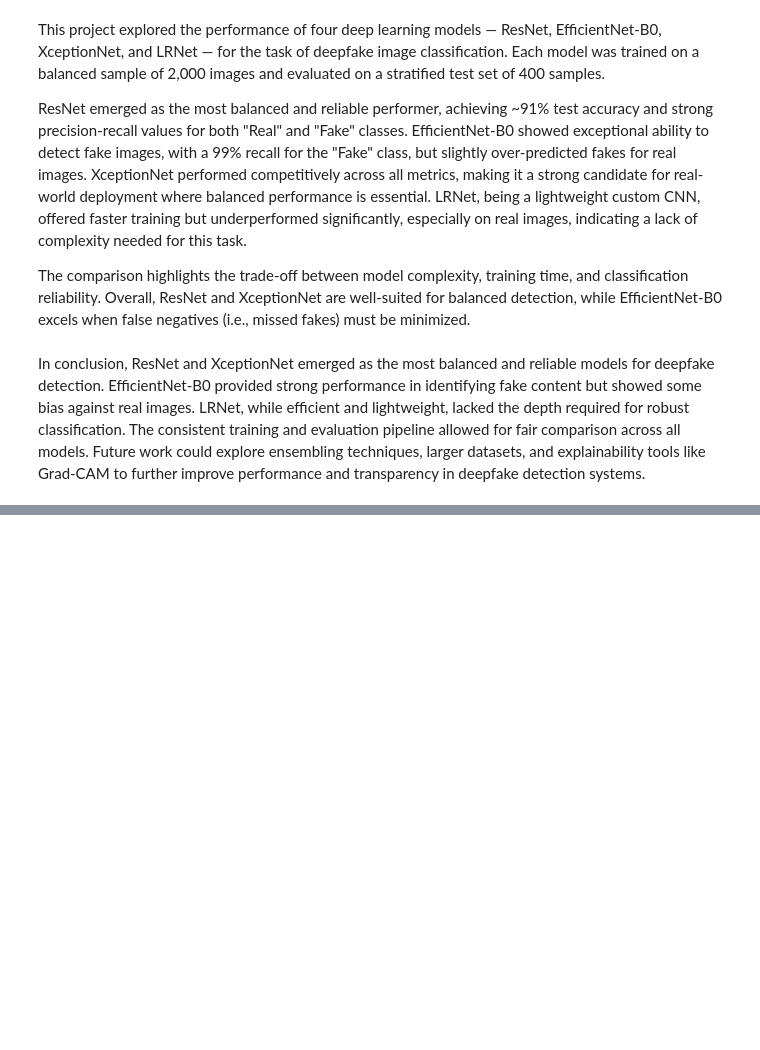
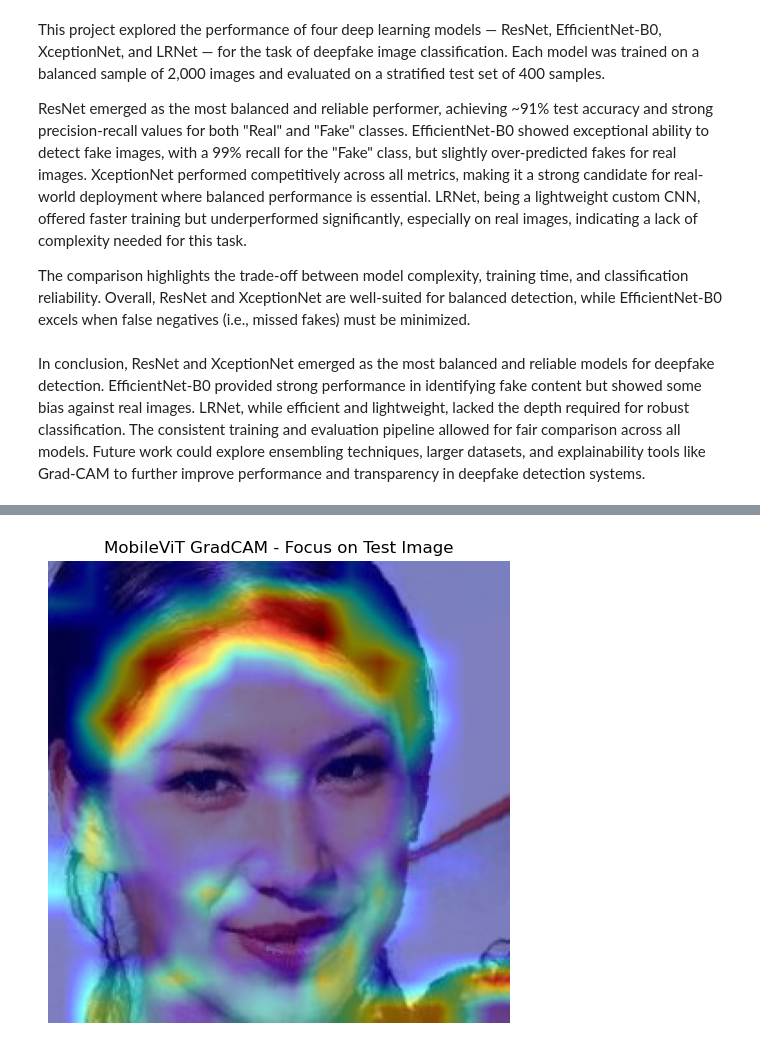
Before and after one commit to HarshithReddy-Audipudi/deep-fake-detection-IML, a Jupyter notebook: notebooks/deepfake_training.ipynb, the cells around one changed output, grey strips where cells are left out. Saved outputs shown, nothing was run; the diff lists cells and outputs as text; code cells hidden in the pictures; blank space fills up the shorter version.

```diff
--- a/notebooks/deepfake_training.ipynb
+++ b/notebooks/deepfake_training.ipynb
@@ -718,0 +840,35 @@ In conclusion, ResNet and XceptionNet emerged as the most balanced and reliable
+# %%
+from pytorch_grad_cam import GradCAM
+from pytorch_grad_cam.utils.model_targets import ClassifierOutputTarget
+from pytorch_grad_cam.utils.image import show_cam_on_image
+
+import numpy as np
+import matplotlib.pyplot as plt
+from PIL import Image
+
+# Select test image
+test_image_path = test_df.iloc[0]['path']
+
+# Load and preprocess
+raw_image = Image.open(test_image_path).convert('RGB').resize((256, 256))
+image_np = np.array(raw_image).astype(np.float32) / 255.0
+input_tensor = transform_mobilevit(raw_image).unsqueeze(0).to(device)
+
+# Correct target layer
+target_layer = list(model.stages[3])[-1]
+
+# Initialize GradCAM (✅ NO device, NO use_cuda)
+cam = GradCAM(model=model, target_layers=[target_layer])
+
+# Run GradCAM
+grayscale_cam = cam(input_tensor=input_tensor, targets=[ClassifierOutputTarget(1)])
+visualization = show_cam_on_image(image_np, grayscale_cam[0], use_rgb=True)
+
+# Show
+plt.figure(figsize=(6, 6))
+plt.imshow(visualization)
+plt.axis('off')
+plt.title("MobileViT GradCAM - Focus on Test Image")
+plt.show()
+# %% [output]
+[figure, added]
```
Also changed, not shown: parts of 26 cells of this notebook, 2 other files.
